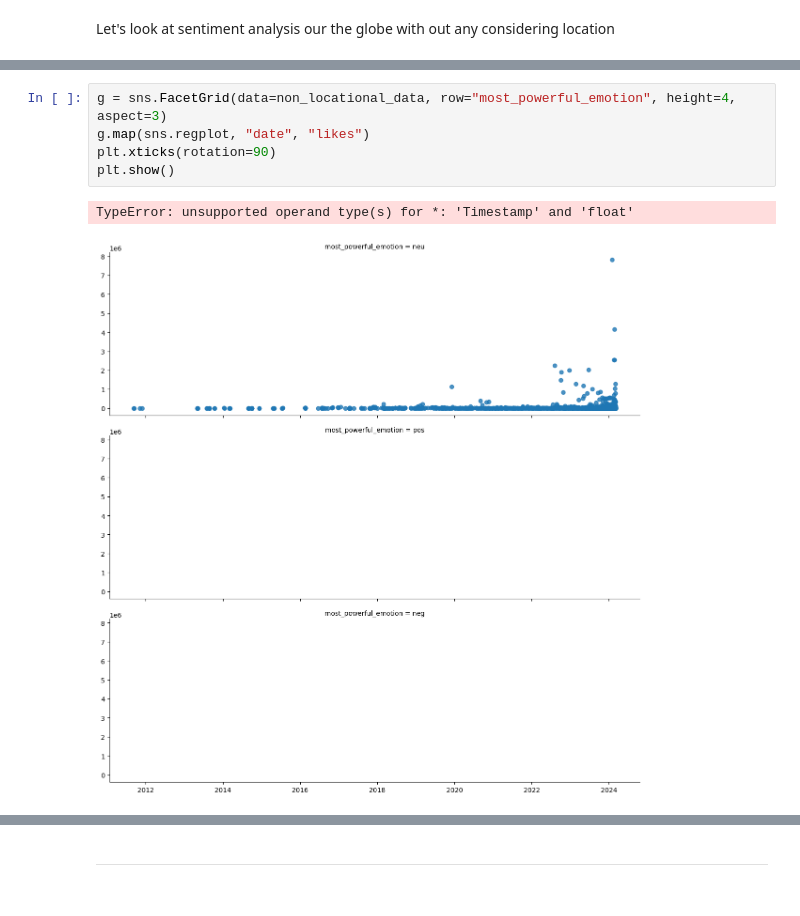
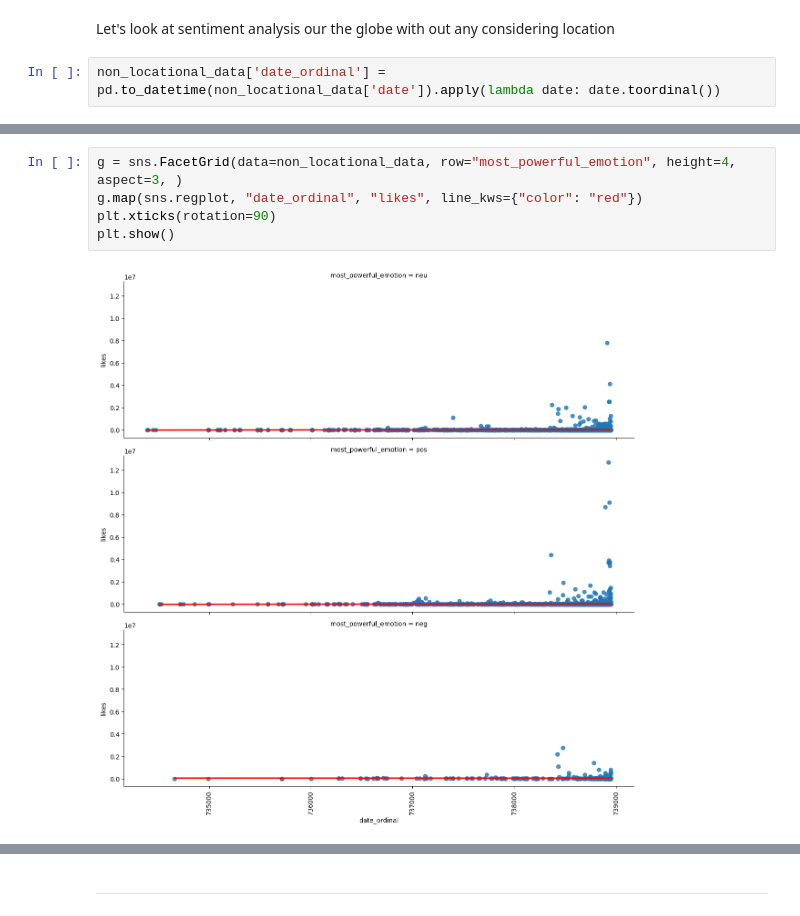
Before and after one commit to saeedshirani/Inastagram-data-analysis, a Jupyter notebook: 4.EDA/EDA.ipynb, the cells around one changed output, grey strips where cells are left out. Drawn from its saved outputs; the diff is of its cells as text.

Commit message:
emotional analysis is done.

```diff
--- a/4.EDA/EDA.ipynb
+++ b/4.EDA/EDA.ipynb
@@ -197,3 +220,5 @@ There is a little data with `negative emotions`, so it is possible to say our da
 ## most used Hashtags, with out considering location
 # %% [markdown]
 Let's look at sentiment analysis our the globe with out any considering location
+# %%
+non_locational_data['date_ordinal'] = pd.to_datetime(non_locational_data['date']).apply(lambda date: date.toordinal())
@@ -200,8 +241,7 @@ Let's look at sentiment analysis our the globe with out any considering location
 # %%
-g = sns.FacetGrid(data=non_locational_data, row="most_powerful_emotion", height=4, aspect=3)
-g.map(sns.regplot, "date", "likes")
+g = sns.FacetGrid(data=non_locational_data, row="most_powerful_emotion", height=4, aspect=3, )
+g.map(sns.regplot, "date_ordinal", "likes", line_kws={"color": "red"})
 plt.xticks(rotation=90)
 plt.show()
 # %% [output]
-TypeError: unsupported operand type(s) for *: 'Timestamp' and 'float'
-[figure, old version]
+[figure, new version]
```
Also changed, not shown: parts of 16 cells of this notebook.
